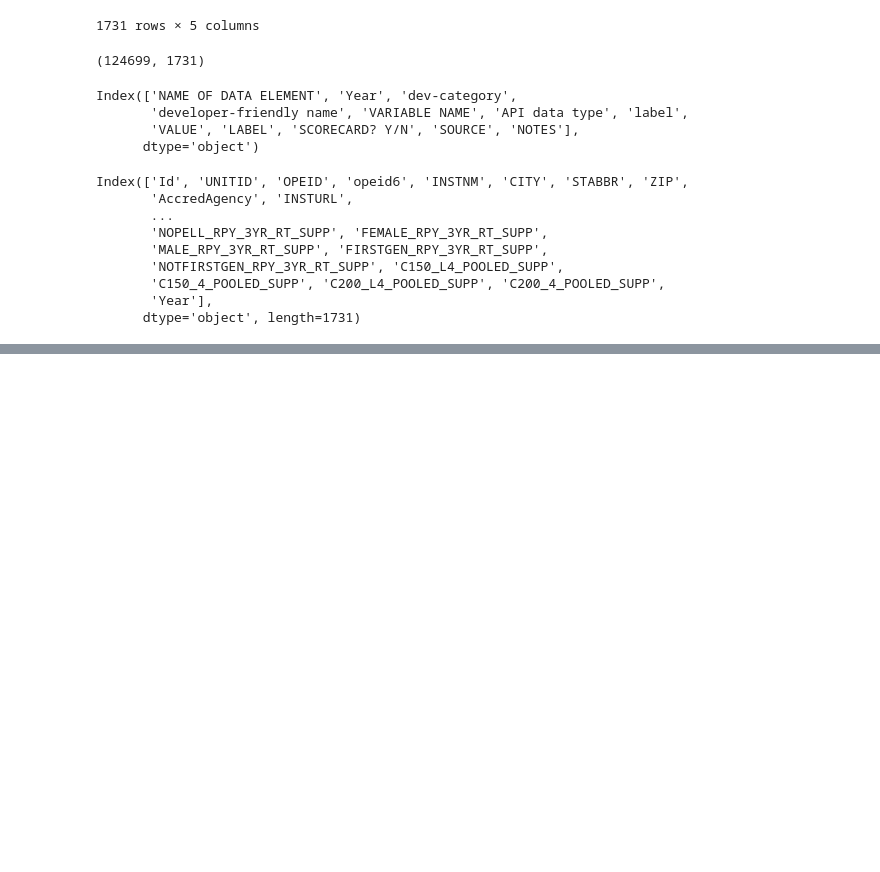
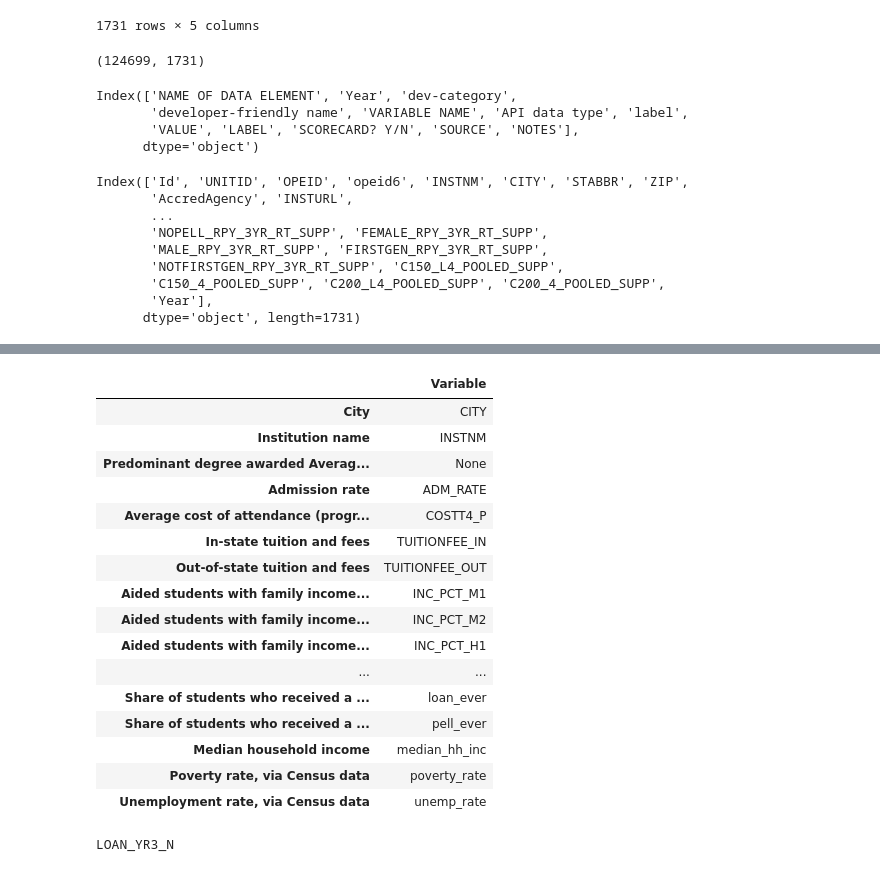
Before and after one commit to YasmineCodes/StudentDebt, a Jupyter notebook: data_analysis/Initial_analysis.ipynb, the cells around one changed output, grey strips where cells are left out. Saved outputs shown, nothing was run; the diff lists cells and outputs as text; code cells hidden in the pictures; blank space fills up the shorter version.

```diff
--- a/data_analysis/Initial_analysis.ipynb
+++ b/data_analysis/Initial_analysis.ipynb
@@ -140,0 +137,18 @@ data_dictionary['NAME OF DATA ELEMENT'].unique
+# %%
+data_dictionary.drop_duplicates(['NAME OF DATA ELEMENT'], inplace=True)
+# %%
+# Creating dictionary of column labels with column names as keys
+def columns_dict(columns):
+  result = {}
+  for column in columns:
+    variable = data_dictionary.loc[data_dictionary['NAME OF DATA ELEMENT'] == column]['VARIABLE NAME']
+    if variable.empty:
+      variable =['None']
+    else:
+      variable = [variable.iloc[0]]
+    result[column] = variable
+  return pd.DataFrame.from_dict(result, orient='index')
+# %%
+columns_dictionary = columns_dict(columns_list)
+# %%
+columns_dictionary.columns = ['Variable']
@@ -140,0 +179,20 @@ data_dictionary['NAME OF DATA ELEMENT'].unique
+# %%
+columns_dictionary
+# %% [output]
+|  | Variable |
+| City | CITY |
+| Institution name | INSTNM |
+| Predominant degree awarded Averag... | None |
+| Admission rate | ADM_RATE |
+| Average cost of attendance (progr... | COSTT4_P |
+| In-state tuition and fees | TUITIONFEE_IN |
+| Out-of-state tuition and fees | TUITIONFEE_OUT |
+| Aided students with family income... | INC_PCT_M1 |
+| Aided students with family income... | INC_PCT_M2 |
+| Aided students with family income... | INC_PCT_H1 |
+| ... | ... |
+| Share of students who received a ... | loan_ever |
+| Share of students who received a ... | pell_ever |
+| Median household income | median_hh_inc |
+| Poverty rate, via Census data | poverty_rate |
+| Unemployment rate, via Census data | unemp_rate |
@@ -140,0 +204,5 @@ data_dictionary['NAME OF DATA ELEMENT'].unique
+# %%
+value = data_dictionary.loc[data_dictionary['NAME OF DATA ELEMENT']=='Number of loan students in overall 3-year completion cohort']['VARIABLE NAME'].item()
+print(value)
+# %% [output]
+LOAN_YR3_N
```
Also changed, not shown: parts of 10 cells of this notebook.
